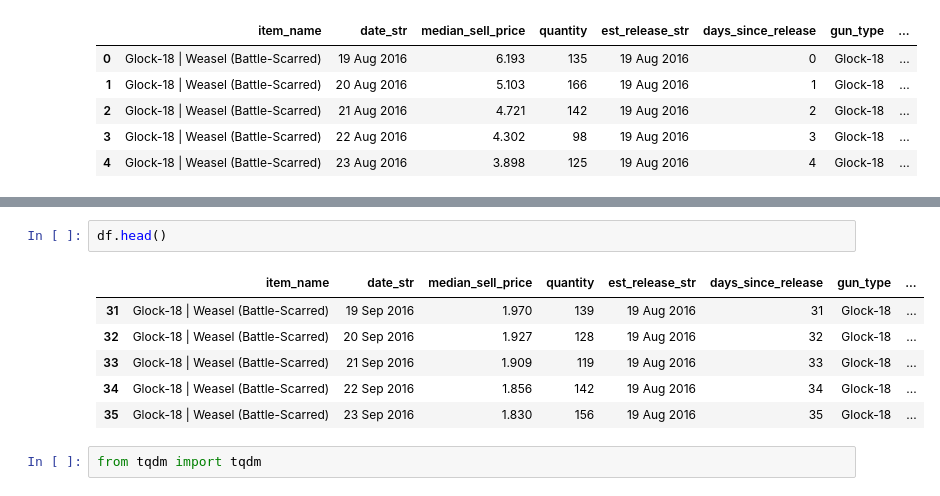
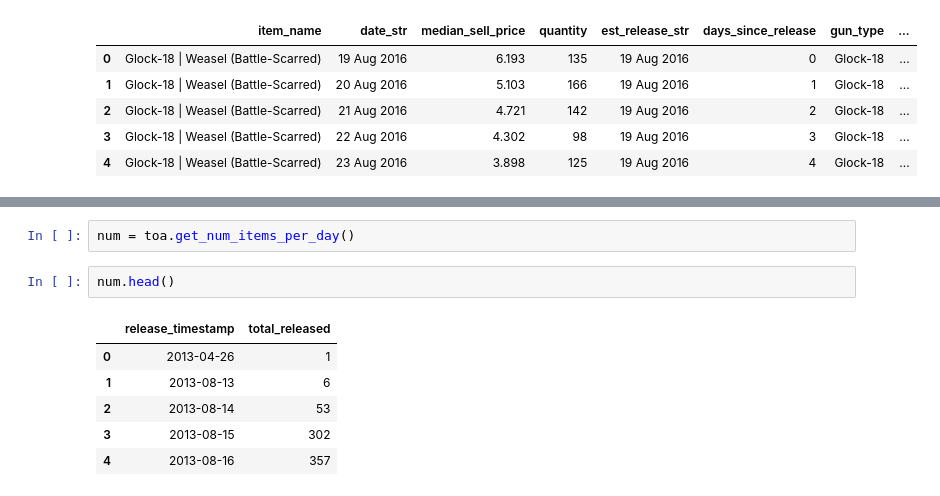
Before and after one commit to AkshayJ0shi/steam_anomaly_detection_capstone, a Jupyter notebook: anomalies.ipynb, the cells around one changed output, grey strips where cells are left out. Drawn from its saved outputs; the diff is of its cells as text.

```diff
--- a/anomalies.ipynb
+++ b/anomalies.ipynb
@@ -446,11 +413,11 @@ results
+# %%
+num = toa.get_num_items_per_day()
 # %%
-df.head()
+num.head()
 # %% [output]
-|  | item_name | date_str | median_sell_price | quantity | est_release_str | days_since_release | gun_type | ... |
-| 31 | Glock-18 | Weasel (Battle-Scarred) | 19 Sep 2016 | 1.970 | 139 | 19 Aug 2016 | 31 | Glock-18 | ... |
-| 32 | Glock-18 | Weasel (Battle-Scarred) | 20 Sep 2016 | 1.927 | 128 | 19 Aug 2016 | 32 | Glock-18 | ... |
-| 33 | Glock-18 | Weasel (Battle-Scarred) | 21 Sep 2016 | 1.909 | 119 | 19 Aug 2016 | 33 | Glock-18 | ... |
-| 34 | Glock-18 | Weasel (Battle-Scarred) | 22 Sep 2016 | 1.856 | 142 | 19 Aug 2016 | 34 | Glock-18 | ... |
-| 35 | Glock-18 | Weasel (Battle-Scarred) | 23 Sep 2016 | 1.830 | 156 | 19 Aug 2016 | 35 | Glock-18 | ... |
+|  | release_timestamp | total_released |
+| 0 | 2013-04-26 | 1 |
+| 1 | 2013-08-13 | 6 |
+| 2 | 2013-08-14 | 53 |
+| 3 | 2013-08-15 | 302 |
+| 4 | 2013-08-16 | 357 |
-# %%
-from tqdm import tqdm
```
Also changed, not shown: parts of 19 cells of this notebook, 2 other files.
